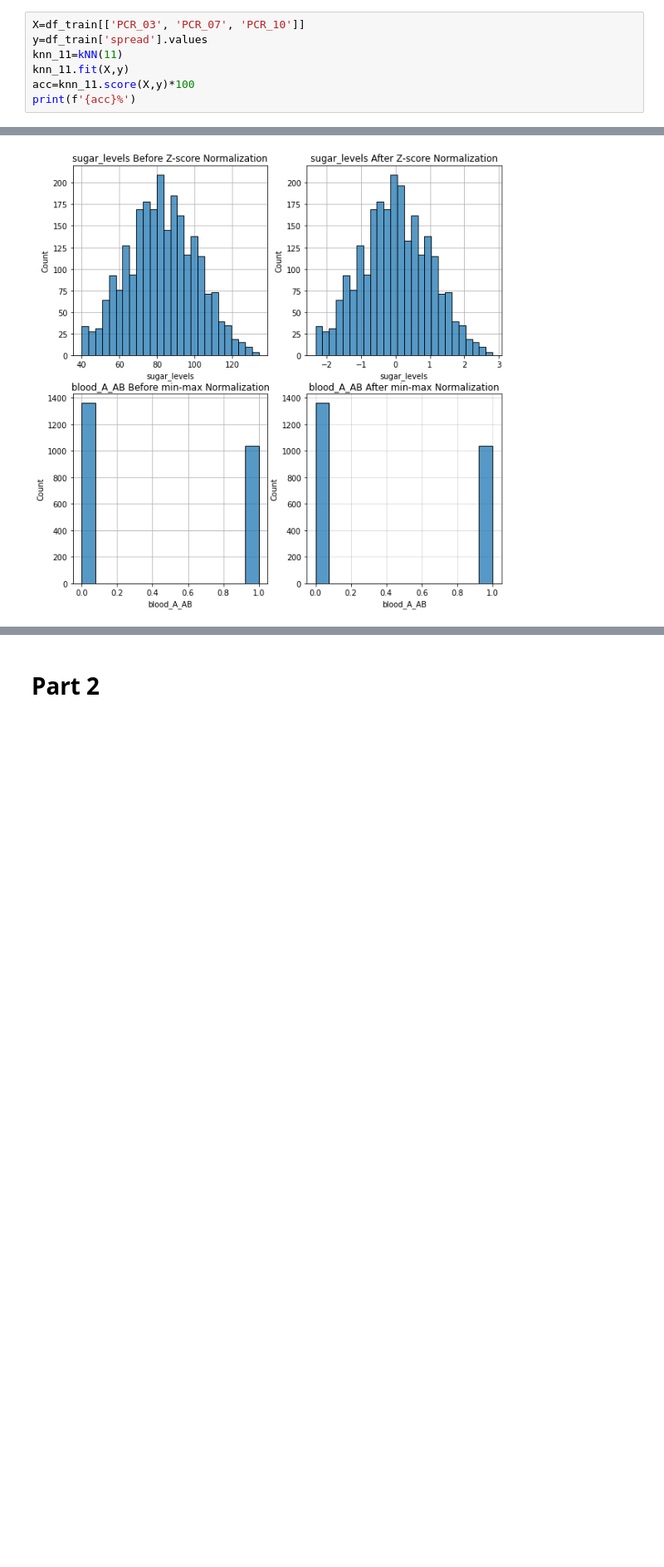
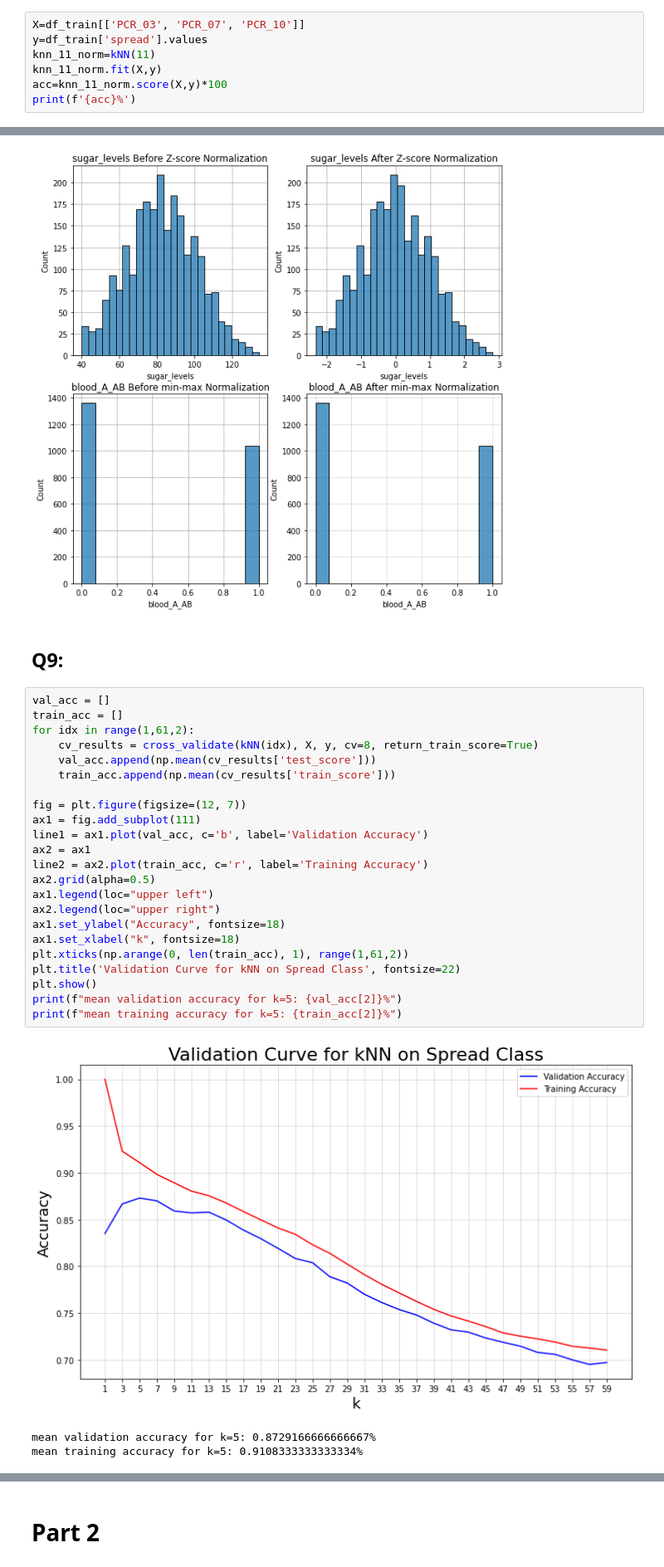
Before and after one commit to Av0cat0/IntroToML-cs236756-HW2, a Jupyter notebook: 313575599-308160647.ipynb, the cells around one changed output, grey strips where cells are left out. Shown at 83% size. Cells and saved outputs as stored; diff of their text form; blank space fills up the shorter version.

```diff
--- a/313575599-308160647.ipynb
+++ b/313575599-308160647.ipynb
@@ -149,9 +130,9 @@ print(f'{acc}%')
 # %%
 X=df_train[['PCR_03', 'PCR_07', 'PCR_10']]
 y=df_train['spread'].values
-knn_11=kNN(11)
-knn_11.fit(X,y)
-acc=knn_11.score(X,y)*100
+knn_11_norm=kNN(11)
+knn_11_norm.fit(X,y)
+acc=knn_11_norm.score(X,y)*100
 print(f'{acc}%')
 # %% [output]
 88.54166666666666%
@@ -190,3 +171,32 @@ sns.histplot(df_train, x=df_train['blood_A_AB'], ax=axes[1, 1])
 plt.grid(alpha=0.5)
 # %% [output]
 [figure]
+# %% [markdown]
+## Q9:
+# %%
+val_acc = []
+train_acc = []
+for idx in range(1,61,2):
+    cv_results = cross_validate(kNN(idx), X, y, cv=8, return_train_score=True)
+    val_acc.append(np.mean(cv_results['test_score']))
+    train_acc.append(np.mean(cv_results['train_score']))
+
+fig = plt.figure(figsize=(12, 7))
+ax1 = fig.add_subplot(111)
+line1 = ax1.plot(val_acc, c='b', label='Validation Accuracy')
+ax2 = ax1
+line2 = ax2.plot(train_acc, c='r', label='Training Accuracy')
+ax2.grid(alpha=0.5)
+ax1.legend(loc="upper left")
+ax2.legend(loc="upper right")
+ax1.set_ylabel("Accuracy", fontsize=18)
+ax1.set_xlabel("k", fontsize=18)
+plt.xticks(np.arange(0, len(train_acc), 1), range(1,61,2))
+plt.title('Validation Curve for kNN on Spread Class', fontsize=22)
+plt.show()
+print(f"mean validation accuracy for k=5: {val_acc[2]}%")
+print(f"mean training accuracy for k=5: {train_acc[2]}%")
+# %% [output]
+[figure, added]
+mean validation accuracy for k=5: 0.8729166666666667%
+mean training accuracy for k=5: 0.9108333333333334%
```
Also changed, not shown: parts of 4 cells of this notebook, 10 other files.
